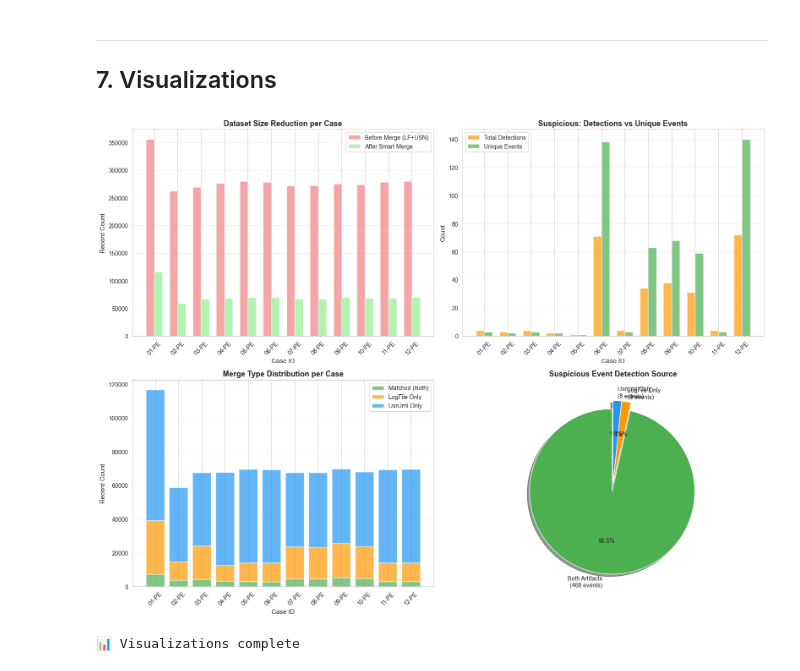
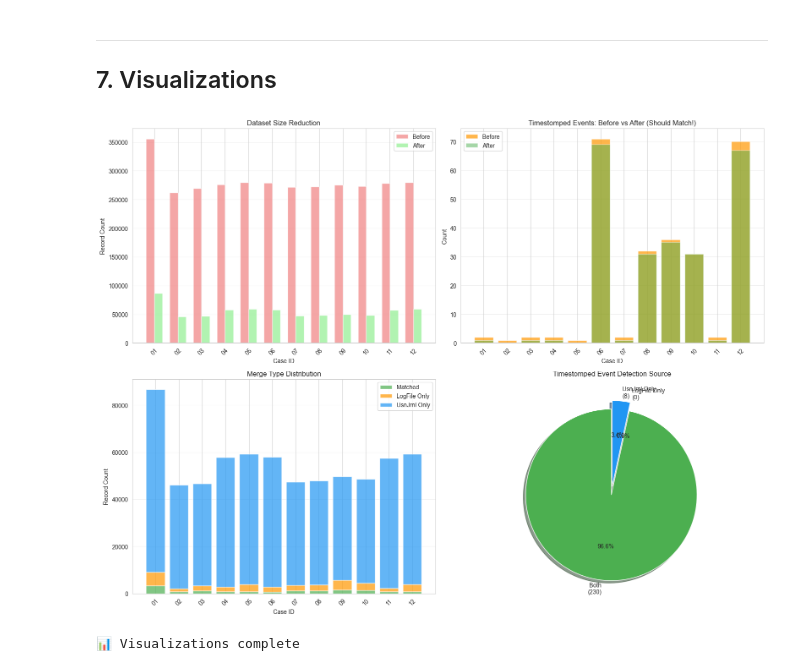
Before and after one commit to soniboni/Digital-Detectives_Thesis, a Jupyter notebook: notebooks/Phase 1 - Data Collection & Preprocessing/B. Data Case Merging.ipynb, the cells around one changed output. Cells and saved outputs as stored; diff of their text form; code cells hidden in the pictures.

```diff
--- a/notebooks/Phase 1 - Data Collection & Preprocessing/B. Data Case Merging.ipynb
+++ b/notebooks/Phase 1 - Data Collection & Preprocessing/B. Data Case Merging.ipynb
@@ -437,27 +470,29 @@ Breakdown:
 all_merge_stats = []
 
 print("\n" + "=" * 80)
-print("PROCESSING ALL CASES (Smart Aggregation + Join)")
+print("PROCESSING ALL CASES")
 print("=" * 80)
 
 for case_id in CASE_IDS:
     print(f"\n[{case_id}] Processing...")
 
     try:
-        # Merge case
         merged_df, stats = merge_case(case_id, LABELLED_DIR)
 
-        print(f"  Records: {stats['lf_records_before']:,} + {stats['usn_records_before']:,} → {stats['total_records_after']:,}")
-        print(f"  USN aggregated: {stats['usn_records_before']:,} → {stats['usn_after_aggregation']:,}")
-        print(f"  Matched: {stats['matched_events']:,} | LF-only: {stats['logfile_only']:,} | USN-only: {stats['usnjrnl_only']:,}")
-        print(f"  Suspicious: {stats['unique_suspicious_events']} events (LF:{stats['susp_lf_only']} + USN:{stats['susp_usn_only']} + Both:{stats['susp_matched']}) = {stats['total_detection_flags']} flags ✅")
+        print(f"  Records: {stats['lf_records_before']:,} LF + {stats['usn_records_before']:,} USN → {stats['total_records_after']:,}")
+        print(f"  Aggregated: LF {stats['lf_after_aggregation']:,} | USN {stats['usn_after_aggregation']:,}")
+        print(f"  Timestomped: {stats['total_timestomped_before']} before → {stats['unique_timestomped_events']} after", end="")
+
+        if stats['unique_timestomped_events'] == stats['total_timestomped_before']:
+            print(" ✅")
+        else:
+            print(f" ❌ MISMATCH!")
 
         # Save merged dataset
-        output_path = OUTPUT_DIR / f"{case_id}-Merged.csv"
+        output_path = OUTPUT_DIR / f"{stats['case_id']}-Merged.csv"
         merged_df.to_csv(output_path, index=False, encoding='utf-8-sig')
         print(f"  ✓ Saved: {output_path.name}")
 
-        # Store statistics
         all_merge_stats.append(stats)
 
     except Exception as e:
@@ -558,65 +626,59 @@ fig, axes = plt.subplots(2, 2, figsize=(16, 12))
 x = np.arange(len(stats_df))
 width = 0.35
 
-# Plot 1: Before vs After comparison
+# Plot 1: Before vs After
 before = stats_df['lf_records_before'] + stats_df['usn_records_before']
 after = stats_df['total_records_after']
 
-axes[0, 0].bar(x - width/2, before, width, label='Before Merge (LF+USN)', color='lightcoral', alpha=0.7)
-axes[0, 0].bar(x + width/2, after, width, label='After Smart Merge', color='lightgreen', alpha=0.7)
+axes[0, 0].bar(x - width/2, before, width, label='Before', color='lightcoral', alpha=0.7)
+axes[0, 0].bar(x + width/2, after, width, label='After', color='lightgreen', alpha=0.7)
 axes[0, 0].set_xticks(x)
 axes[0, 0].set_xticklabels(stats_df['case_id'], rotation=45)
-axes[0, 0].set_xlabel('Case ID', fontsize=11)
-axes[0, 0].set_ylabel('Record Count', fontsize=11)
-axes[0, 0].set_title('Dataset Size Reduction per Case', fontsize=13, fontweight='bold')
+axes[0, 0].set_xlabel('Case ID')
+axes[0, 0].set_ylabel('Record Count')
+axes[0, 0].set_title('Dataset Size Reduction')
 axes[0, 0].legend()
 axes[0, 0].grid(axis='y', alpha=0.3)
 
-# Plot 2: Detections vs Events
-detections = stats_df['total_detections']
-events = stats_df['unique_suspicious_events']
-
-axes[0, 1].bar(x - width/2, detections, width, label='Total Detections', color='#FF9800', alpha=0.7)
-axes[0, 1].bar(x + width/2, events, width, label='Unique Events', color='#4CAF50', alpha=0.7)
-axes[0, 1].set_xticks(x)
-axes[0, 1].set_xticklabels(stats_df['case_id'], rotation=45)
-axes[0, 1].set_xlabel('Case ID', fontsize=11)
-axes[0, 1].set_ylabel('Count', fontsize=11)
-axes[0, 1].set_title('Suspicious: Detections vs Unique Events', fontsize=13, fontweight='bold')
+# Plot 2: Timestomped events verification
+axes[0, 1].bar(stats_df['case_id'], stats_df['total_timestomped_before'], label='Before', color='#FF9800', alpha=0.7)
+axes[0, 1].bar(stats_df['case_id'], stats_df['unique_timestomped_events'], label='After', color='#4CAF50', alpha=0.5)
+axes[0, 1].set_xlabel('Case ID')
+axes[0, 1].set_ylabel('Count')
+axes[0, 1].set_title('Timestomped Events: Before vs After (Should Match!)')
 axes[0, 1].legend()
+axes[0, 1].tick_params(axis='x', rotation=45)
 axes[0, 1].grid(axis='y', alpha=0.3)
 
-# Plot 3: Merge type breakdown (stacked)
-axes[1, 0].bar(x, stats_df['matched_events'], label='Matched (Both)', color='#4CAF50', alpha=0.7)
+# Plot 3: Merge type breakdown
+axes[1, 0].bar(x, stats_df['matched_events'], label='Matched', color='#4CAF50', alpha=0.7)
 axes[1, 0].bar(x, stats_df['logfile_only'], bottom=stats_df['matched_events'],
                label='LogFile Only', color='#FF9800', alpha=0.7)
 axes[1, 0].bar(x, stats_df['usnjrnl_only'],
                bottom=stats_df['matched_events'] + stats_df['logfile_only'],
                label='UsnJrnl Only', color='#2196F3', alpha=0.7)
 axes[1, 0].set_xticks(x)
 axes[1, 0].set_xticklabels(stats_df['case_id'], rotation=45)
-axes[1, 0].set_xlabel('Case ID', fontsize=11)
-axes[1, 0].set_ylabel('Record Count', fontsize=11)
-axes[1, 0].set_title('Merge Type Distribution per Case', fontsize=13, fontweight='bold')
+axes[1, 0].set_xlabel('Case ID')
+axes[1, 0].set_ylabel('Record Count')
+axes[1, 0].set_title('Merge Type Distribution')
 axes[1, 0].legend()
 axes[1, 0].grid(axis='y', alpha=0.3)
 
-# Plot 4: Suspicious event detection source (pie chart)
-coverage_data = [total_susp_matched, total_susp_lf_only, total_susp_usn_only]
-labels = [f'Both Artifacts\n({total_susp_matched} events)',
-          f'LogFile Only\n({total_susp_lf_only} events)',
-          f'UsnJrnl Only\n({total_susp_usn_only} events)']
+# Plot 4: Detection source pie chart
+coverage_data = [total_ts_matched, total_ts_lf_only, total_ts_usn_only]
+labels = [f'Both\n({total_ts_matched})', f'LogFile Only\n({total_ts_lf_only})', f'UsnJrnl Only\n({total_ts_usn_only})']
 colors = ['#4CAF50', '#FF9800', '#2196F3']
 explode = (0.1, 0, 0)
 
 axes[1, 1].pie(coverage_data, labels=labels, autopct='%1.1f%%', startangle=90,
                colors=colors, explode=explode, shadow=True)
-axes[1, 1].set_title('Suspicious Event Detection Source', fontsize=13, fontweight='bold')
+axes[1, 1].set_title('Timestomped Event Detection Source')
 
 plt.tight_layout()
 plt.show()
 
 print("\n📊 Visualizations complete")
 # %% [output]
-[figure, old version]
+[figure, new version]
 📊 Visualizations complete
```
Also changed, not shown: parts of 13 cells of this notebook, 24 other files.
